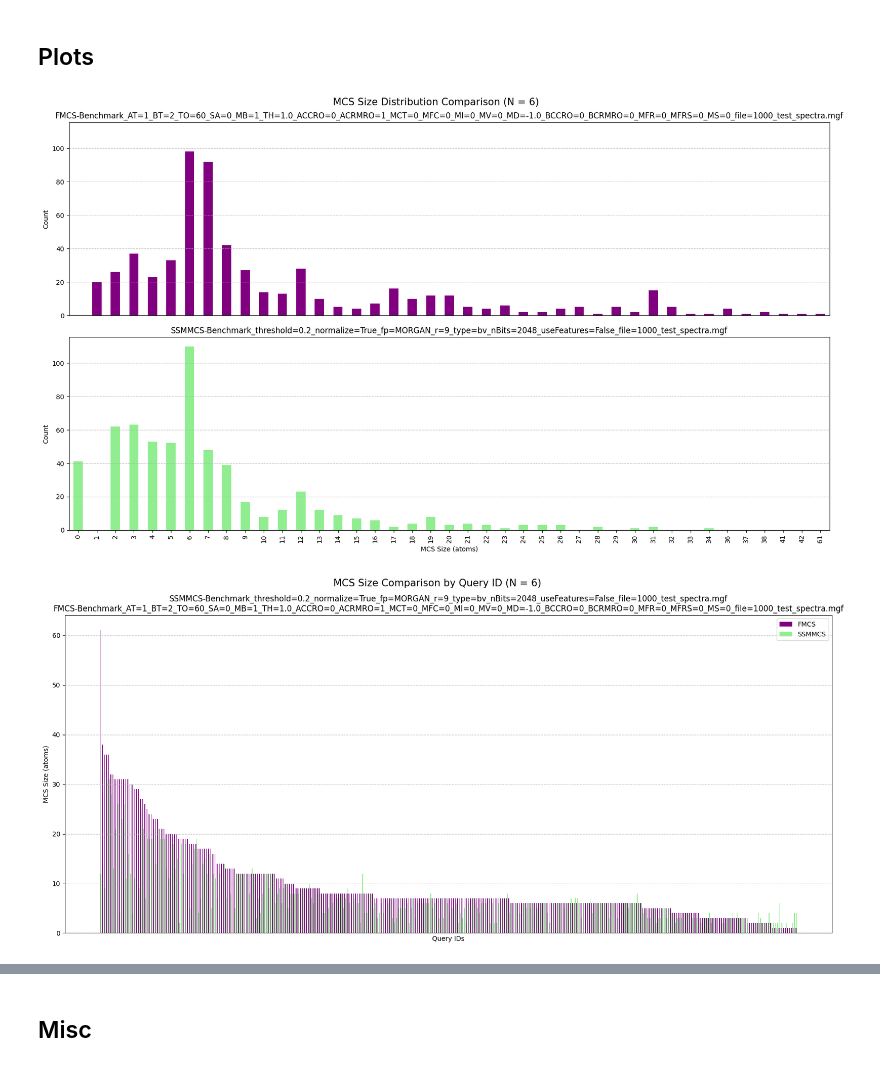
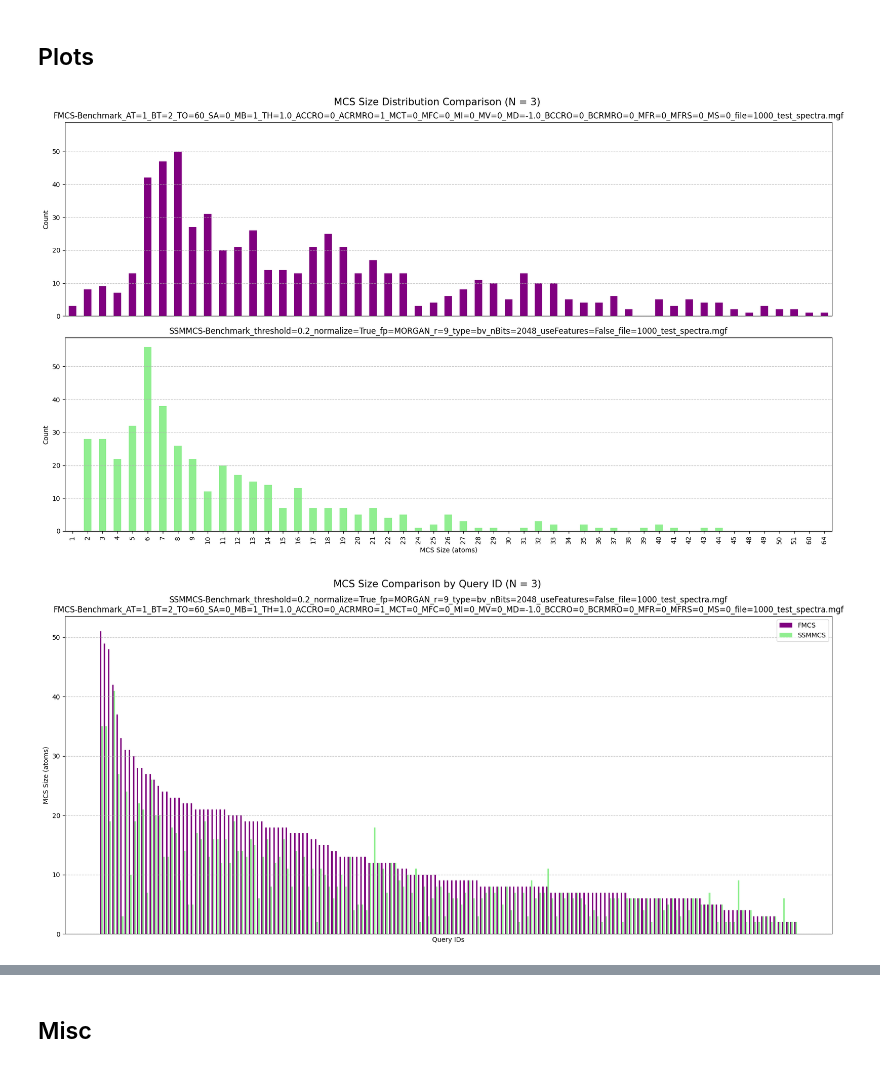
Before and after one commit to Knerten0815/master-thesis-code, a Jupyter notebook: benchmark_mcs_in_query.ipynb, the cells around one changed output, grey strips where cells are left out. Cells and saved outputs as stored; diff of their text form; code cells hidden in the pictures.

Commit message:
fixed null and 0 values in plots

```diff
--- a/benchmark_mcs_in_query.ipynb
+++ b/benchmark_mcs_in_query.ipynb
@@ -1,5 +1,5 @@
 # %%
-N = 6  # Number of analogues to each query spectrum
+N = 3  # Number of analogues to each query spectrum
 TEST_SLICE = -1  # set to -1 for full set
 
 # SSMMCS parameters
@@ -537,7 +520,7 @@ def get_stacked_sim_map_fragments_and_weights(
     return all_analogue_fragments, stacked_weights
 
 def find_SSMMCS_and_SSMMSS(
-    mols: list[Chem.Mol], substruct_candidates: list[Chem.Mol], min_num_atoms: int = 2
+    mols: list[Chem.Mol], substruct_candidates: list[Chem.Mol], min_num_atoms: int = 1
 ) -> tuple[Chem.Mol | None, Chem.Mol | None]:
 
     common_substructs = []
@@ -878,7 +851,7 @@ import pandas as pd
 
 # Get all unique MCS sizes that appear in either dataframe
 all_sizes = sorted(
-    set(fmcs_df["mcs_size"].unique()) | set(ssmmcs_df["mcs_size"].unique())
+    set(fmcs_df["mcs_size"].unique()) | set(ssmmcs_df[ssmmcs_df["mcs_size"] > 0]["mcs_size"].unique())
 )
 
 # Create Series with counts for each size, including zeros for missing values
@@ -886,7 +859,7 @@ fmcs_counts = (
     fmcs_df["mcs_size"].value_counts().reindex(all_sizes, fill_value=0).sort_index()
 )
 ssmmcs_counts = (
-    ssmmcs_df["mcs_size"].value_counts().reindex(all_sizes, fill_value=0).sort_index()
+    ssmmcs_df[non_zero_mcs_size_mask]["mcs_size"].value_counts().reindex(all_sizes, fill_value=0).sort_index()
 )
 
 # Calculate the maximum count value across both distributions
@@ -904,34 +877,34 @@ fmcs_counts.plot(
     color="purple",  # Set color for FMCS bars
 )
 ax1.set_ylim(0, max_count * 1.05)  # Add 5% padding
 ax1.set_xticks([])
 ax1.set_xlabel("")
 ax1.set_ylabel("Count")
 ax1.grid(axis="y", linestyle="--", alpha=0.7)  # Add y-axis grid lines
 
 # Plot SSMMCS distribution with consistent x-axis
 ssmmcs_counts.plot(
     kind="bar",
     ax=ax2,
     title=cse_ssmmcs_params.method_params.__str__(),
     color="lightgreen",  # Set color for SSMMCS bars
 )
 ax2.set_ylim(0, max_count * 1.05)  # Add 5% padding
 ax2.set_xlabel("MCS Size (atoms)")
 ax2.set_ylabel("Count")
 ax2.grid(axis="y", linestyle="--", alpha=0.7)  # Add y-axis grid lines
 
 plt.tight_layout()
 plt.savefig(
     os.path.join(
         DATA_FOLDER,
         f"mcs_size_distribution_comparison_n={cse_fmcs_params.n}_ssmmcs_vs_fmcs.png",
     ),
     dpi=300,
 )
 plt.show()
 # %% [output]
-[figure, old version]
+[figure, new version]
 # %%
 import matplotlib.pyplot as plt
 import numpy as np
@@ -1006,7 +979,7 @@ plt.savefig(
 )
 plt.show()
 # %% [output]
-[figure, old version]
+[figure, new version]
 # %%
 import matplotlib.pyplot as plt
 import numpy as np
```
Also changed, not shown: parts of 22 cells of this notebook.
